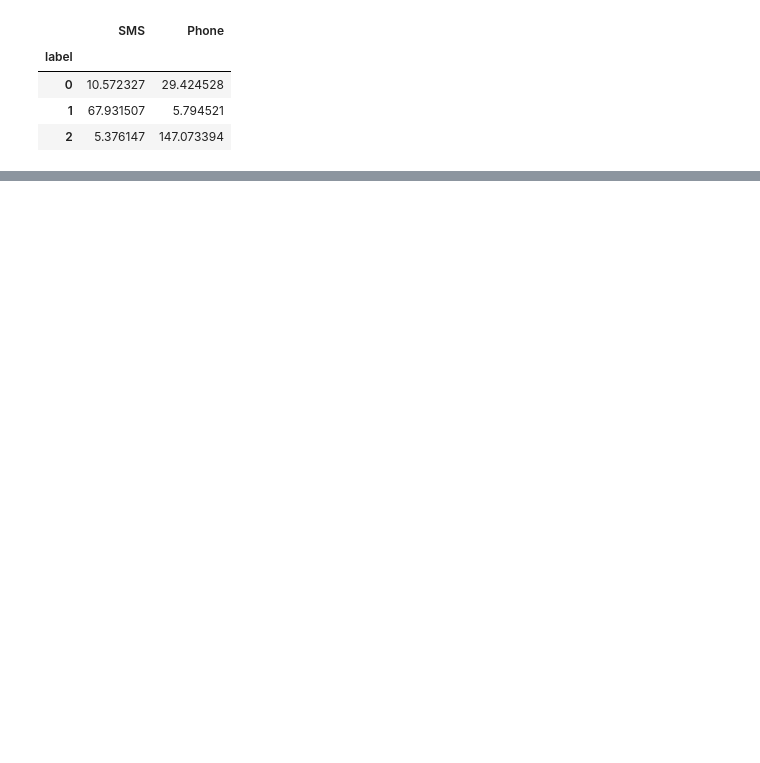
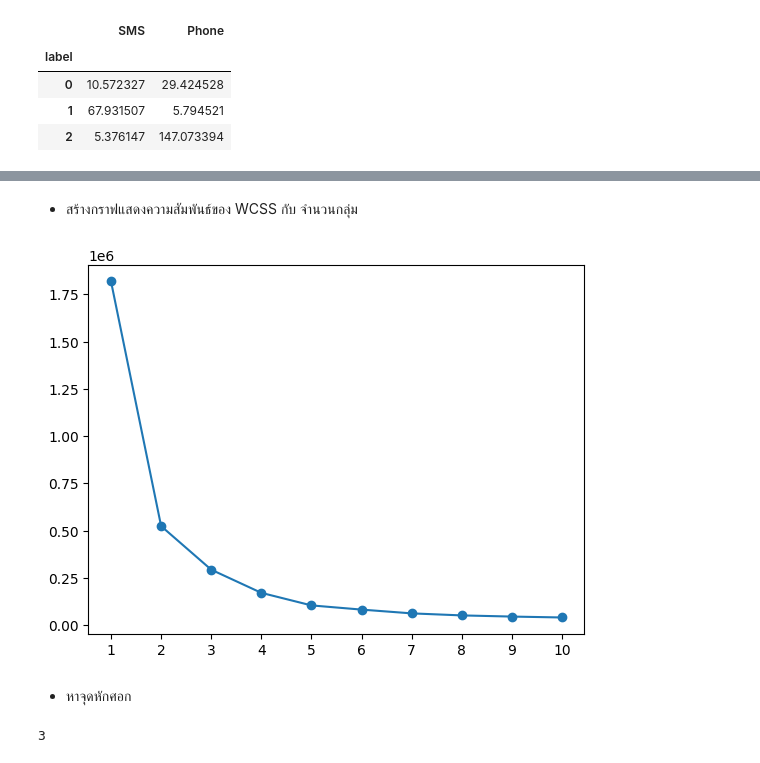
Before and after one commit to mill-ornrakorn/Intermediate-Data-Science--2nd-gen--by-TU-RAC, a Jupyter notebook: 6. Assignment/6.1 Mini Project Machine Learning Algorithm/อรกร_เมฆชัยพร_Clustering_KMeans.ipynb, the cells around one changed output, grey strips where cells are left out. Drawn from its saved outputs; the diff is of its cells as text; code cells hidden in the pictures; blank space fills up the shorter version.

```diff
--- a/6. Assignment/6.1 Mini Project Machine Learning Algorithm/อรกร_เมฆชัยพร_Clustering_KMeans.ipynb
+++ b/6. Assignment/6.1 Mini Project Machine Learning Algorithm/อรกร_เมฆชัยพร_Clustering_KMeans.ipynb
@@ -300,0 +336,7 @@ dtt.groupby(['label']).mean()
+# %%
+k_values = range(1, 11)
+scores = []
+for k in k_values:
+  kmeans = KMeans(n_clusters=k, n_init='auto', random_state=233)
+  kmeans.fit(df)
+  scores.append(kmeans.inertia_)
@@ -300,0 +356,10 @@ dtt.groupby(['label']).mean()
+# %% [markdown]
+- สร้างกราฟแสดงความสัมพันธ์ของ WCSS กับ จำนวนกลุ่ม
+# %%
+import matplotlib.pyplot as plt
+
+plt.plot(k_values, scores, 'o-')
+plt.xticks(k_values)
+plt.show()
+# %% [output]
+[figure, added]
@@ -300,0 +368,2 @@ dtt.groupby(['label']).mean()
+# %% [markdown]
+- หาจุดหักศอก
@@ -300,0 +372,4 @@ dtt.groupby(['label']).mean()
+# %%
+kneedle.elbow
+# %% [output]
+3
```
Also changed, not shown: parts of 27 cells of this notebook, 5 other files.
